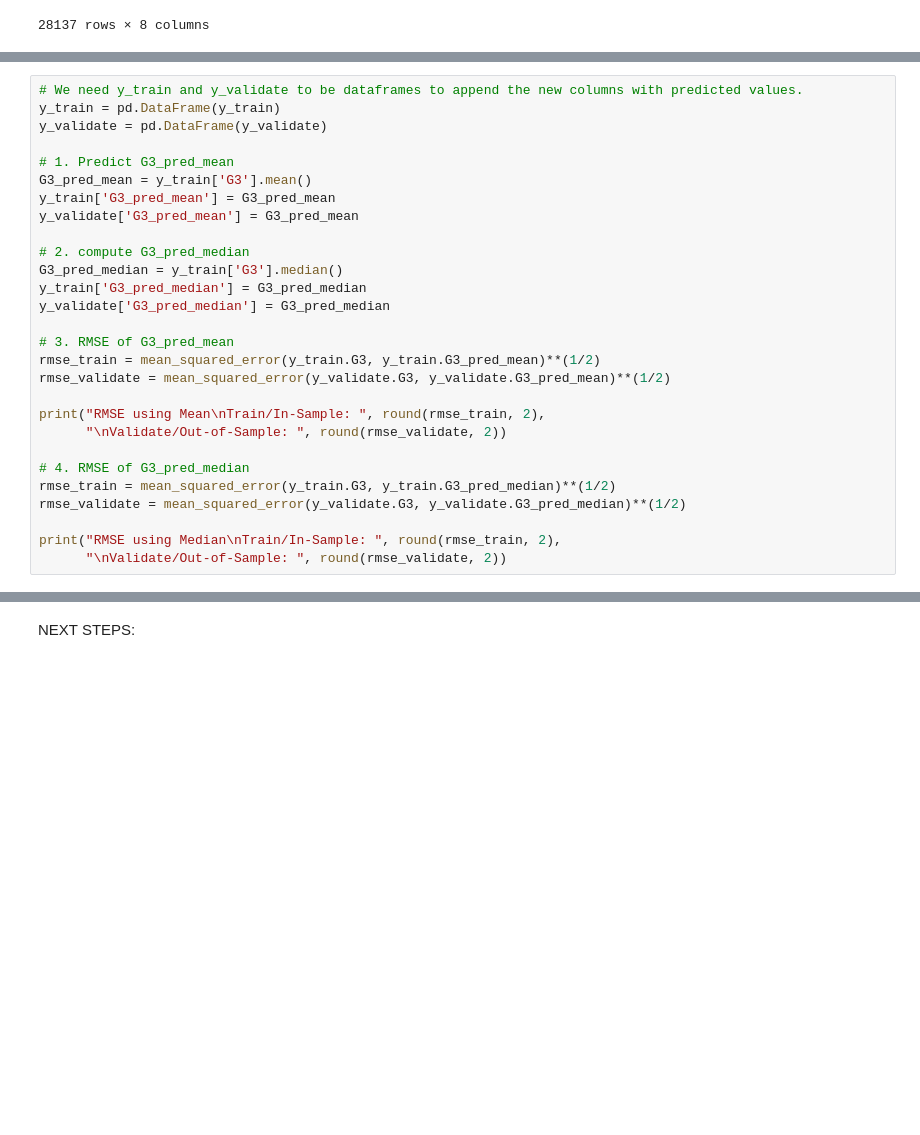
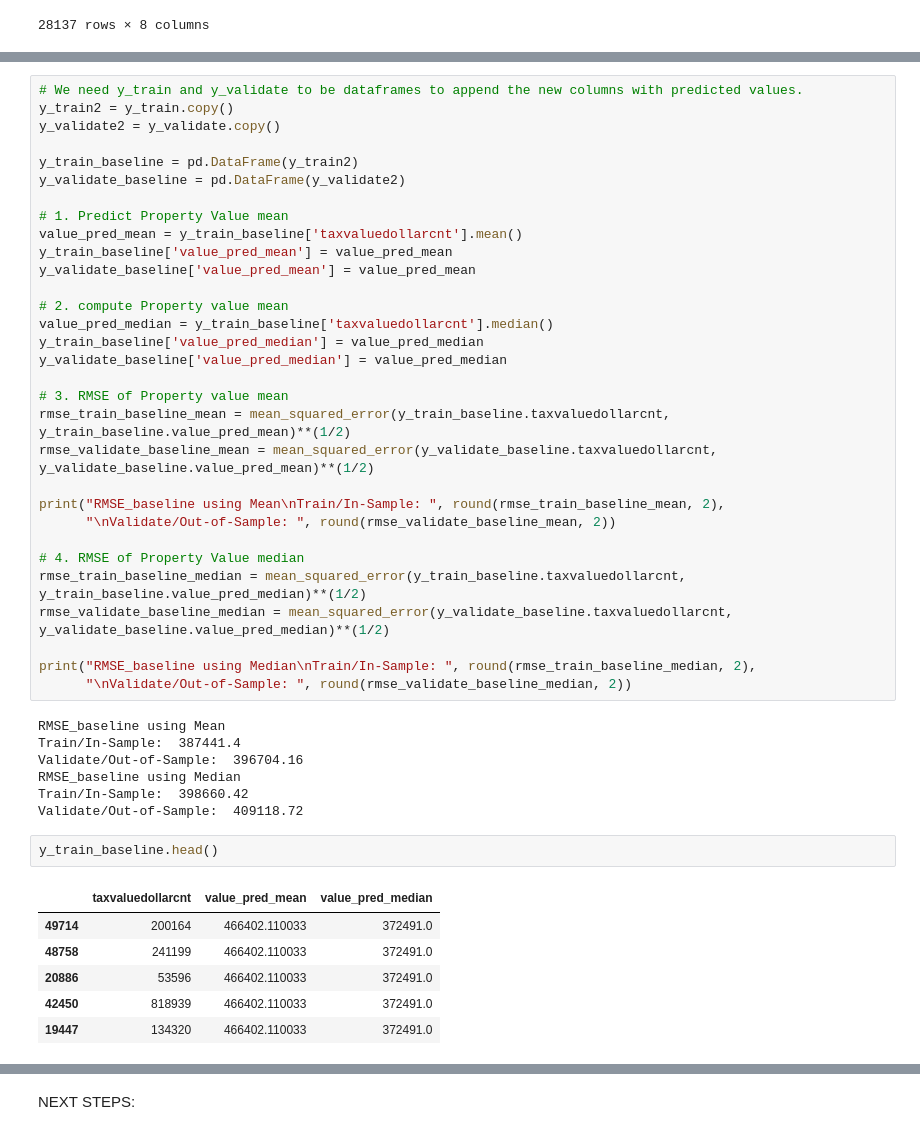
Before and after one commit to jeneyring/Regression_Final_Report, a Jupyter notebook: finalreport_ScratchPad.ipynb, the cells around one changed output, grey strips where cells are left out. Cells and saved outputs as stored; diff of their text form; blank space fills up the shorter version.

```diff
--- a/finalreport_ScratchPad.ipynb
+++ b/finalreport_ScratchPad.ipynb
@@ -1375,28 +1350,47 @@ NameError: name 'rfe' is not defined
 # %%
 # We need y_train and y_validate to be dataframes to append the new columns with predicted values.
-y_train = pd.DataFrame(y_train)
-y_validate = pd.DataFrame(y_validate)
+y_train2 = y_train.copy()
+y_validate2 = y_validate.copy()
 
-# 1. Predict G3_pred_mean
-G3_pred_mean = y_train['G3'].mean()
-y_train['G3_pred_mean'] = G3_pred_mean
-y_validate['G3_pred_mean'] = G3_pred_mean
+y_train_baseline = pd.DataFrame(y_train2)
+y_validate_baseline = pd.DataFrame(y_validate2)
 
-# 2. compute G3_pred_median
-G3_pred_median = y_train['G3'].median()
-y_train['G3_pred_median'] = G3_pred_median
-y_validate['G3_pred_median'] = G3_pred_median
+# 1. Predict Property Value mean
+value_pred_mean = y_train_baseline['taxvaluedollarcnt'].mean()
+y_train_baseline['value_pred_mean'] = value_pred_mean
+y_validate_baseline['value_pred_mean'] = value_pred_mean
 
-# 3. RMSE of G3_pred_mean
-rmse_train = mean_squared_error(y_train.G3, y_train.G3_pred_mean)**(1/2)
-rmse_validate = mean_squared_error(y_validate.G3, y_validate.G3_pred_mean)**(1/2)
+# 2. compute Property value mean
+value_pred_median = y_train_baseline['taxvaluedollarcnt'].median()
+y_train_baseline['value_pred_median'] = value_pred_median
+y_validate_baseline['value_pred_median'] = value_pred_median
 
-print("RMSE using Mean\nTrain/In-Sample: ", round(rmse_train, 2),
-      "\nValidate/Out-of-Sample: ", round(rmse_validate, 2))
+# 3. RMSE of Property value mean
+rmse_train_baseline_mean = mean_squared_error(y_train_baseline.taxvaluedollarcnt, y_train_baseline.value_pred_mean)**(1/2)
+rmse_validate_baseline_mean = mean_squared_error(y_validate_baseline.taxvaluedollarcnt, y_validate_baseline.value_pred_mean)**(1/2)
 
-# 4. RMSE of G3_pred_median
-rmse_train = mean_squared_error(y_train.G3, y_train.G3_pred_median)**(1/2)
-rmse_validate = mean_squared_error(y_validate.G3, y_validate.G3_pred_median)**(1/2)
+print("RMSE_baseline using Mean\nTrain/In-Sample: ", round(rmse_train_baseline_mean, 2),
+      "\nValidate/Out-of-Sample: ", round(rmse_validate_baseline_mean, 2))
 
-print("RMSE using Median\nTrain/In-Sample: ", round(rmse_train, 2),
-      "\nValidate/Out-of-Sample: ", round(rmse_validate, 2))
+# 4. RMSE of Property Value median
+rmse_train_baseline_median = mean_squared_error(y_train_baseline.taxvaluedollarcnt, y_train_baseline.value_pred_median)**(1/2)
+rmse_validate_baseline_median = mean_squared_error(y_validate_baseline.taxvaluedollarcnt, y_validate_baseline.value_pred_median)**(1/2)
+
+print("RMSE_baseline using Median\nTrain/In-Sample: ", round(rmse_train_baseline_median, 2),
+      "\nValidate/Out-of-Sample: ", round(rmse_validate_baseline_median, 2))
+# %% [output]
+RMSE_baseline using Mean
+Train/In-Sample:  387441.4
+Validate/Out-of-Sample:  396704.16
+RMSE_baseline using Median
+Train/In-Sample:  398660.42
+Validate/Out-of-Sample:  409118.72
+# %%
+y_train_baseline.head()
+# %% [output]
+|  | taxvaluedollarcnt | value_pred_mean | value_pred_median |
+| 49714 | 200164 | 466402.110033 | 372491.0 |
+| 48758 | 241199 | 466402.110033 | 372491.0 |
+| 20886 | 53596 | 466402.110033 | 372491.0 |
+| 42450 | 818939 | 466402.110033 | 372491.0 |
+| 19447 | 134320 | 466402.110033 | 372491.0 |
```
Also changed, not shown: parts of 52 cells of this notebook, 1 other file.
